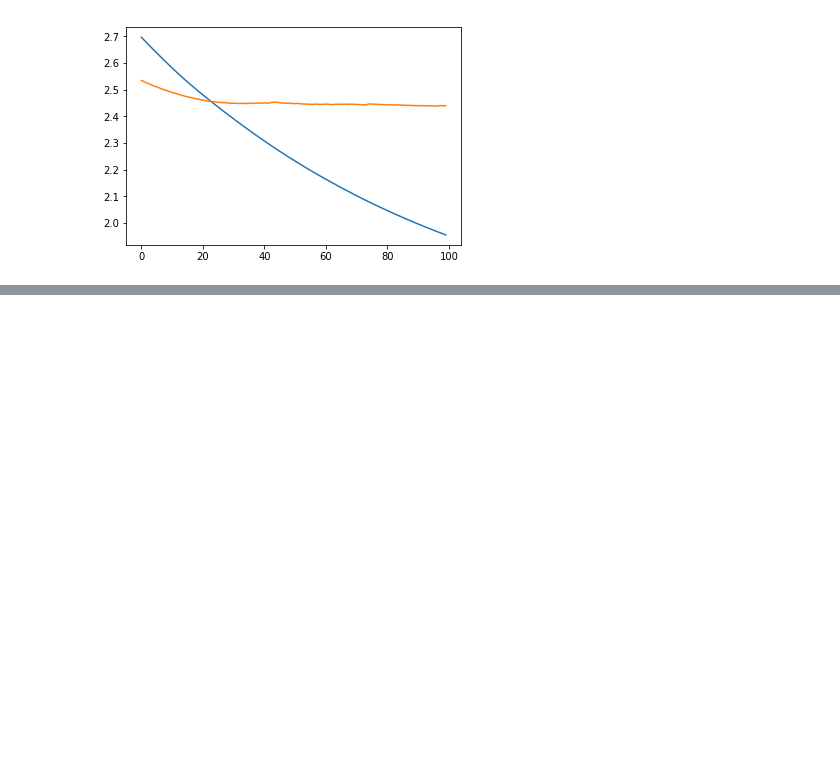
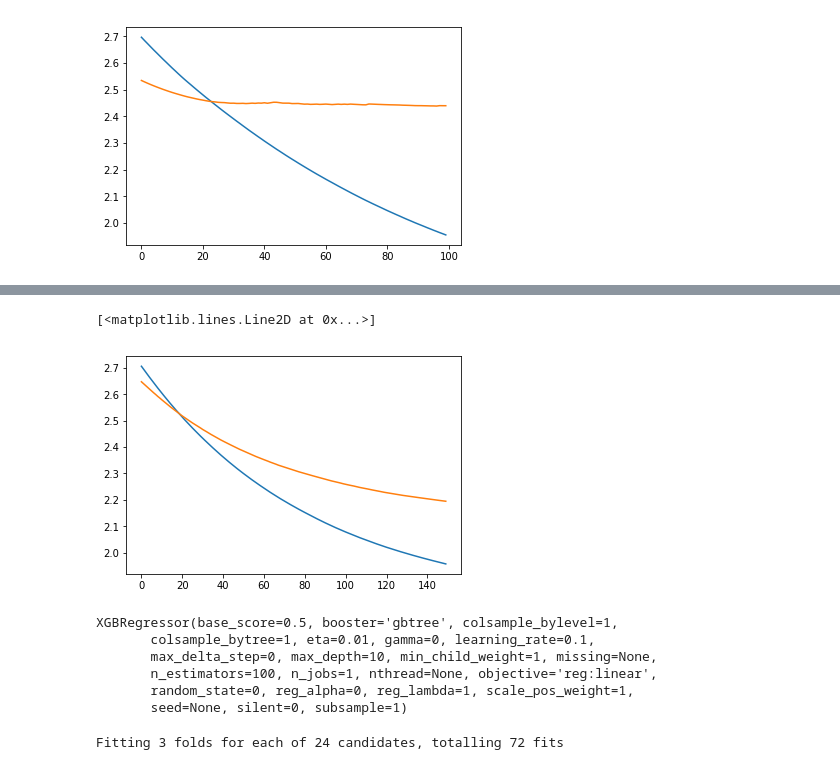
Before and after one commit to Batmobil/htwdsc, a Jupyter notebook: EDA_1st_week.ipynb, the cells around one changed output, grey strips where cells are left out. Drawn from its saved outputs; the diff is of its cells as text; code cells hidden in the pictures; blank space fills up the shorter version.

```diff
--- a/EDA_1st_week.ipynb
+++ b/EDA_1st_week.ipynb
@@ -407,0 +409,34 @@ plt.plot(cvresult2_shuffle.index, cvresult2_shuffle['test-rmse-mean'])
+# %%
+param_boost = {'max_depth':10, 'eta':0.01, 'silent':0, 'objective':'reg:linear', 'min_child_weight':1 }
+cvresult2_shuffle = xgb.cv(param_boost, dall, num_boost_round=150, nfold=5,
+            metrics='rmse', shuffle=True)
+plt.plot(cvresult2_shuffle.index, cvresult2_shuffle['train-rmse-mean'])
+plt.plot(cvresult2_shuffle.index, cvresult2_shuffle['test-rmse-mean'])
+# %% [output]
+[<matplotlib.lines.Line2D at 0x...>]
+[figure, added]
+# %%
+# Predict
+param_boost = {'max_depth':10, 'eta':0.01, 'silent':0, 'objective':'reg:linear', 'min_child_weight':1 }
+reg_model = xgb.XGBRegressor(max_depth=10, eta=0.01, silent=0, objective='reg:linear', min_child_weight=1)
+reg_model.fit(train_xgb, target_xgb)
+# %% [output]
+XGBRegressor(base_score=0.5, booster='gbtree', colsample_bylevel=1,
+       colsample_bytree=1, eta=0.01, gamma=0, learning_rate=0.1,
+       max_delta_step=0, max_depth=10, min_child_weight=1, missing=None,
+       n_estimators=100, n_jobs=1, nthread=None, objective='reg:linear',
+       random_state=0, reg_alpha=0, reg_lambda=1, scale_pos_weight=1,
+       seed=None, silent=0, subsample=1)
+# %%
+from sklearn.model_selection import GridSearchCV
+xgb_model = xgb.XGBRegressor(n_jobs=-1)
+clf = GridSearchCV(xgb_model,
+                   {'max_depth': [6, 10],
+                    'learning_rate': [0.05, 0.01],
+                    'n_estimators': [50,100,200],
+                    'min_child_weight': [1, 2]}, verbose=1)
+clf.fit(train_xgb, target_xgb)
+print(clf.best_score_)
+print(clf.best_params_)
+# %% [output]
+Fitting 3 folds for each of 24 candidates, totalling 72 fits
```
Also changed, not shown: parts of 2 cells of this notebook.
